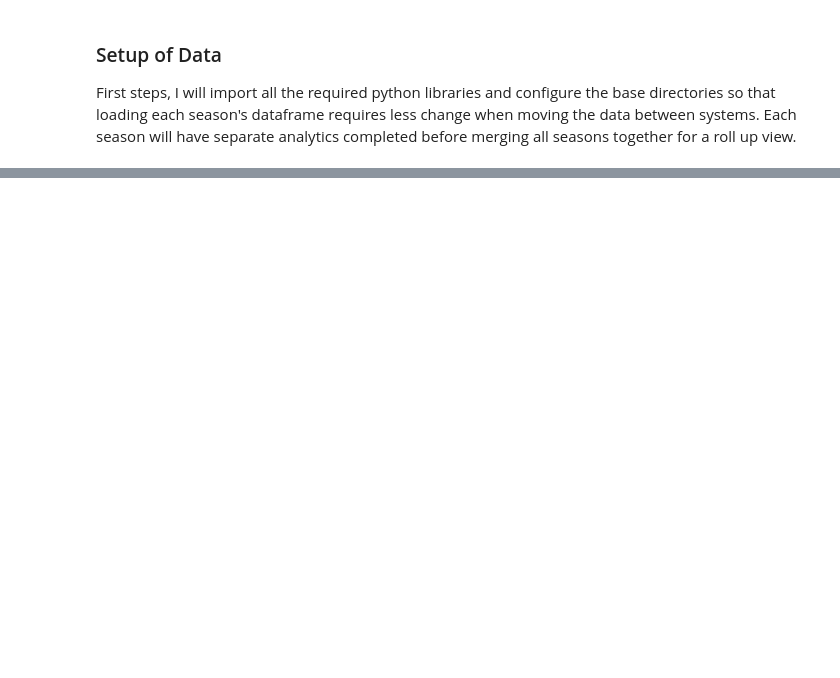
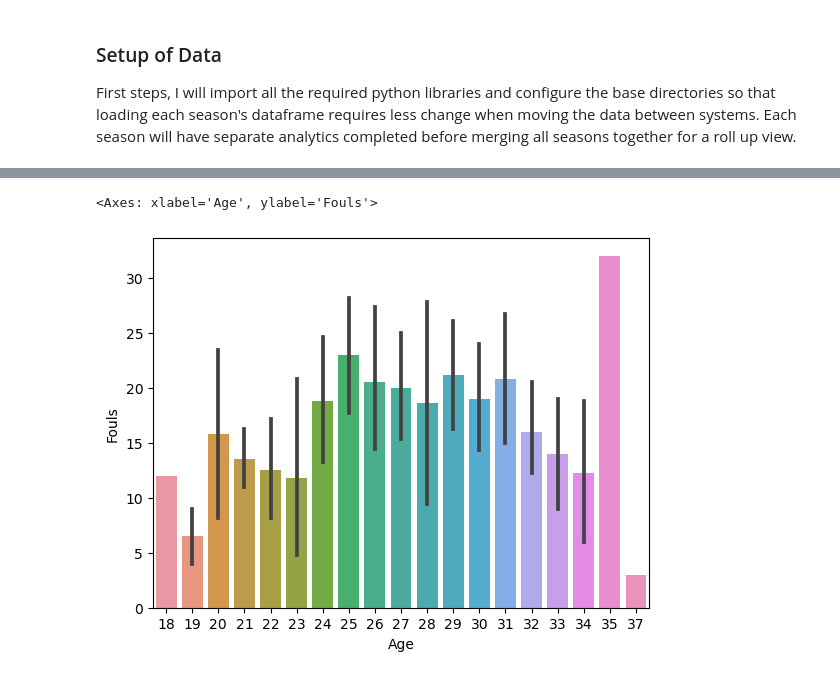
Before and after one commit to ascrivs/studious-couscous, a Jupyter notebook: DSA-Project.ipynb, the cells around one changed output, grey strips where cells are left out. Cells and saved outputs as stored; diff of their text form; code cells hidden in the pictures; blank space fills up the shorter version.

```diff
--- a/DSA-Project.ipynb
+++ b/DSA-Project.ipynb
@@ -133,19 +47,13 @@ Data is pulled from premierleague.com and graciously compiled into csvs <a href=
 # %%
 import pandas as pd
 import os
-import sqlite3 as sq3
-import matplotlib as mplot
-import glob
+import matplotlib.pyplot as plt
+import seaborn as sbn
 
 basedir = os.path.dirname(os.path.abspath(__name__))
 
-# Setting up Dataframes for each season
-season_15_16 = pd.read_csv(os.path.join(basedir,'pl_15-16.csv'))
-season_16_17 = pd.read_csv(os.path.join(basedir,'pl_16-17.csv'))
-season_17_18 = pd.read_csv(os.path.join(basedir,'pl_17-18.csv'))
-season_18_19 = pd.read_csv(os.path.join(basedir,'pl_18-19.csv'))
-season_19_20 = pd.read_csv(os.path.join(basedir,'pl_19-20.csv'))
-season_20_21 = pd.read_csv(os.path.join(basedir,'pl_20-21.csv'))
+# Setting up Dataframe
+player_meta = pd.read_csv(os.path.join(basedir,'premierleague.csv'))
 
 # Enable view of all features at once
 pd.set_option('display.max_columns', None)
@@ -152,3 +69,5 @@ pd.set_option('display.max_columns', None)
 # %%
-season_15_16.head()
+season15 = player_meta.loc[player_meta["Season"] == "2015-2016"]
+season15 = season15.loc[season15["Position"] == "DF"]
+sbn.barplot(season15,x='Age',y='Fouls')
 # %% [output]
@@ -160,0 +74,2 @@ season_15_16.head()
+<Axes: xlabel='Age', ylabel='Fouls'>
+[figure, added]
```
Also changed, not shown: parts of 6 cells of this notebook, 7 other files.
